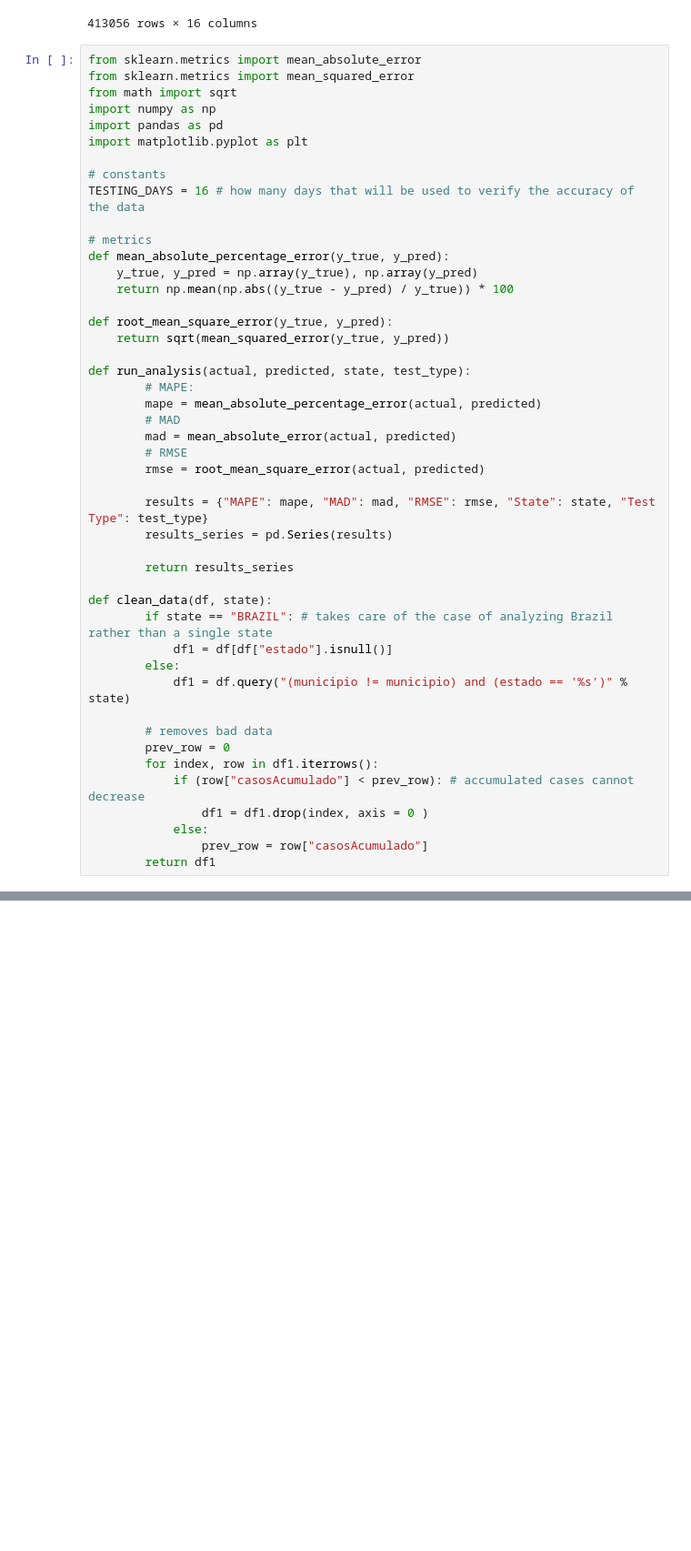
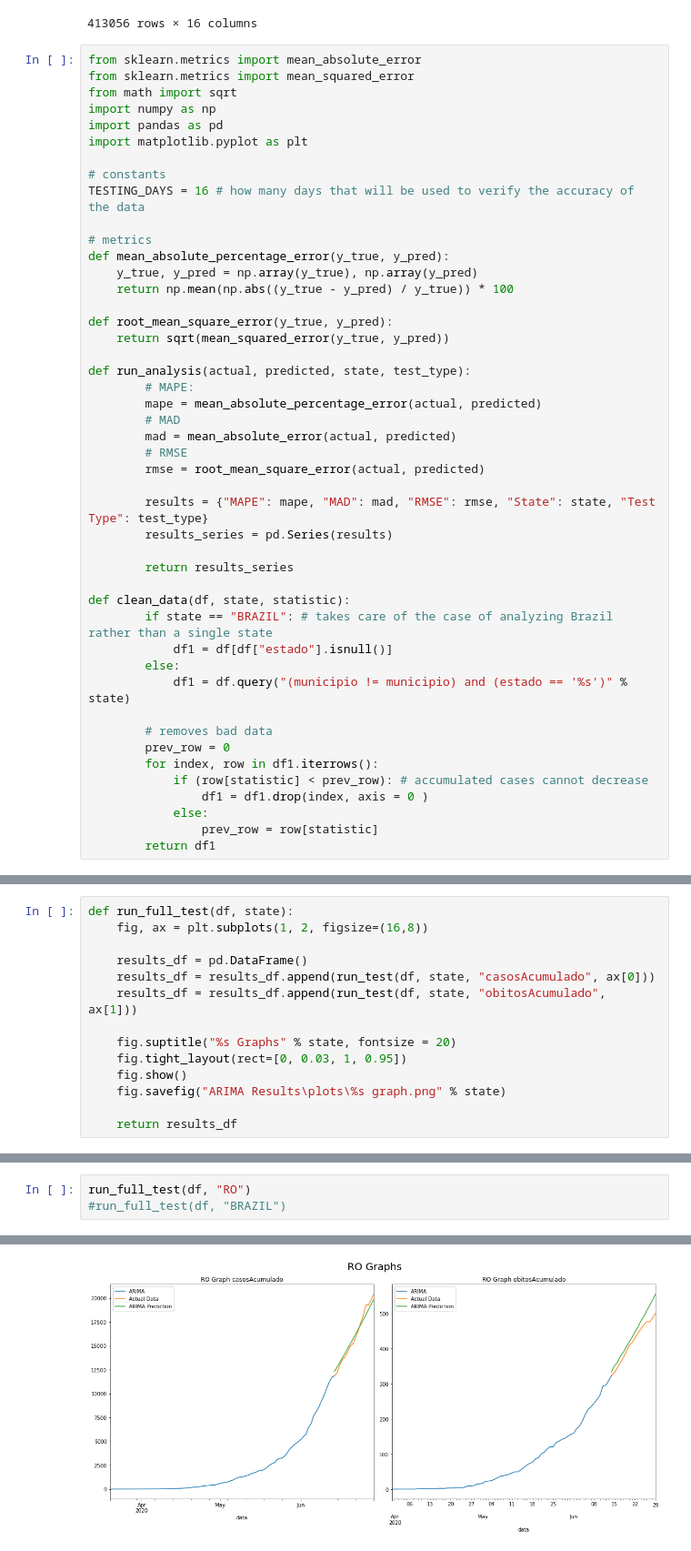
Before and after one commit to Piphi5/Brazil-COVID-Predictions, a Jupyter notebook: ARIMA.ipynb, the cells around one changed output, grey strips where cells are left out. Shown at 91% size. Cells and saved outputs as stored; diff of their text form; blank space fills up the shorter version.

Commit message:
Add Deaths to ARIMA Prediction

```diff
--- a/ARIMA.ipynb
+++ b/ARIMA.ipynb
@@ -59,7 +59,7 @@ def run_analysis(actual, predicted, state, test_type):
 
         return results_series
 
-def clean_data(df, state):
+def clean_data(df, state, statistic):
         if state == "BRAZIL": # takes care of the case of analyzing Brazil rather than a single state
             df1 = df[df["estado"].isnull()]
         else:
@@ -68,10 +68,10 @@ def clean_data(df, state):
         # removes bad data
         prev_row = 0
         for index, row in df1.iterrows():
-            if (row["casosAcumulado"] < prev_row): # accumulated cases cannot decrease
+            if (row[statistic] < prev_row): # accumulated cases cannot decrease
                 df1 = df1.drop(index, axis = 0 )
             else:
-                prev_row = row["casosAcumulado"]
+                prev_row = row[statistic]
         return df1
 # %%
 from pmdarima import auto_arima
@@ -99,3 +105,17 @@ def run_test(df, state):
     results_series["order"] = (arima_model.get_params()["order"])
     results_df = results_df.append(results_series, ignore_index = True)
     return results_df
+# %%
+def run_full_test(df, state):
+    fig, ax = plt.subplots(1, 2, figsize=(16,8))
+
+    results_df = pd.DataFrame()
+    results_df = results_df.append(run_test(df, state, "casosAcumulado", ax[0]))
+    results_df = results_df.append(run_test(df, state, "obitosAcumulado", ax[1]))
+
+    fig.suptitle("%s Graphs" % state, fontsize = 20)
+    fig.tight_layout(rect=[0, 0.03, 1, 0.95])
+    fig.show()
+    fig.savefig("ARIMA Results\plots\%s graph.png" % state)
+
+    return results_df
@@ -101,0 +131,4 @@ def run_test(df, state):
+# %%
+run_full_test(df, "RO")
+#run_full_test(df, "BRAZIL")
+# %% [output]
@@ -102,3 +155,4 @@ def run_test(df, state):
+[figure, added]
 # %%
 results_df = pd.DataFrame()
 
```
Also changed, not shown: parts of 4 cells of this notebook, 30 other files.
